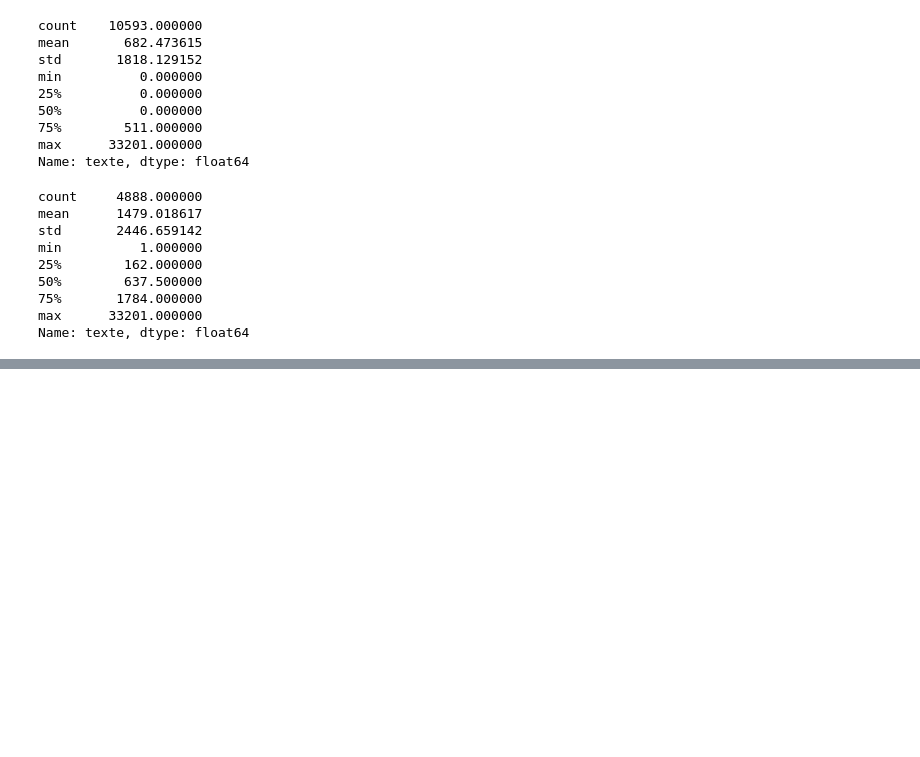
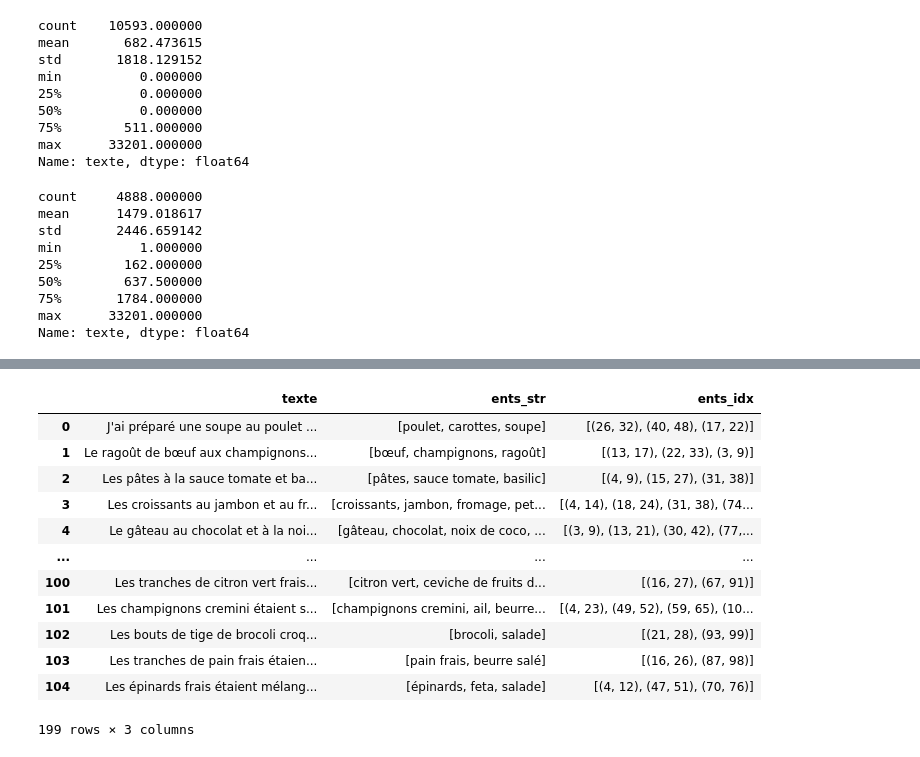
Before and after one commit to cthiounn/funathon2023_sujet6, a Jupyter notebook: Explo_yannis.ipynb, the cells around one changed output, grey strips where cells are left out. Drawn from its saved outputs; the diff is of its cells as text; code cells hidden in the pictures; blank space fills up the shorter version.

```diff
--- a/Explo_yannis.ipynb
+++ b/Explo_yannis.ipynb
@@ -69,0 +337,17 @@ Name: texte, dtype: float64
+# %%
+df = pd.concat([df_suj,df_litt])
+df
+# %% [output]
+|  | texte | ents_str | ents_idx |
+| 0 | J'ai préparé une soupe au poulet ... | [poulet, carottes, soupe] | [(26, 32), (40, 48), (17, 22)] |
+| 1 | Le ragoût de bœuf aux champignons... | [bœuf, champignons, ragoût] | [(13, 17), (22, 33), (3, 9)] |
+| 2 | Les pâtes à la sauce tomate et ba... | [pâtes, sauce tomate, basilic] | [(4, 9), (15, 27), (31, 38)] |
+| 3 | Les croissants au jambon et au fr... | [croissants, jambon, fromage, pet... | [(4, 14), (18, 24), (31, 38), (74... |
+| 4 | Le gâteau au chocolat et à la noi... | [gâteau, chocolat, noix de coco, ... | [(3, 9), (13, 21), (30, 42), (77,... |
+| ... | ... | ... | ... |
+| 100 | Les tranches de citron vert frais... | [citron vert, ceviche de fruits d... | [(16, 27), (67, 91)] |
+| 101 | Les champignons cremini étaient s... | [champignons cremini, ail, beurre... | [(4, 23), (49, 52), (59, 65), (10... |
+| 102 | Les bouts de tige de brocoli croq... | [brocoli, salade] | [(21, 28), (93, 99)] |
+| 103 | Les tranches de pain frais étaien... | [pain frais, beurre salé] | [(16, 26), (87, 98)] |
+| 104 | Les épinards frais étaient mélang... | [épinards, feta, salade] | [(4, 12), (47, 51), (70, 76)] |
+199 rows × 3 columns
```
Also changed, not shown: parts of 23 cells of this notebook.
